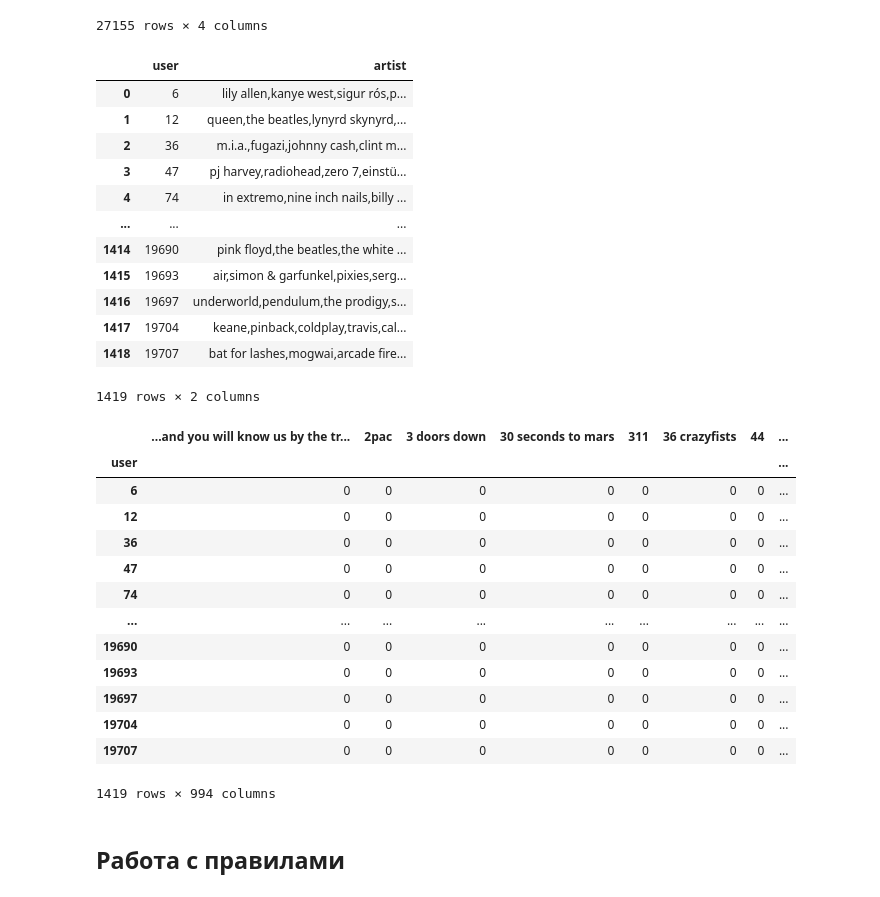
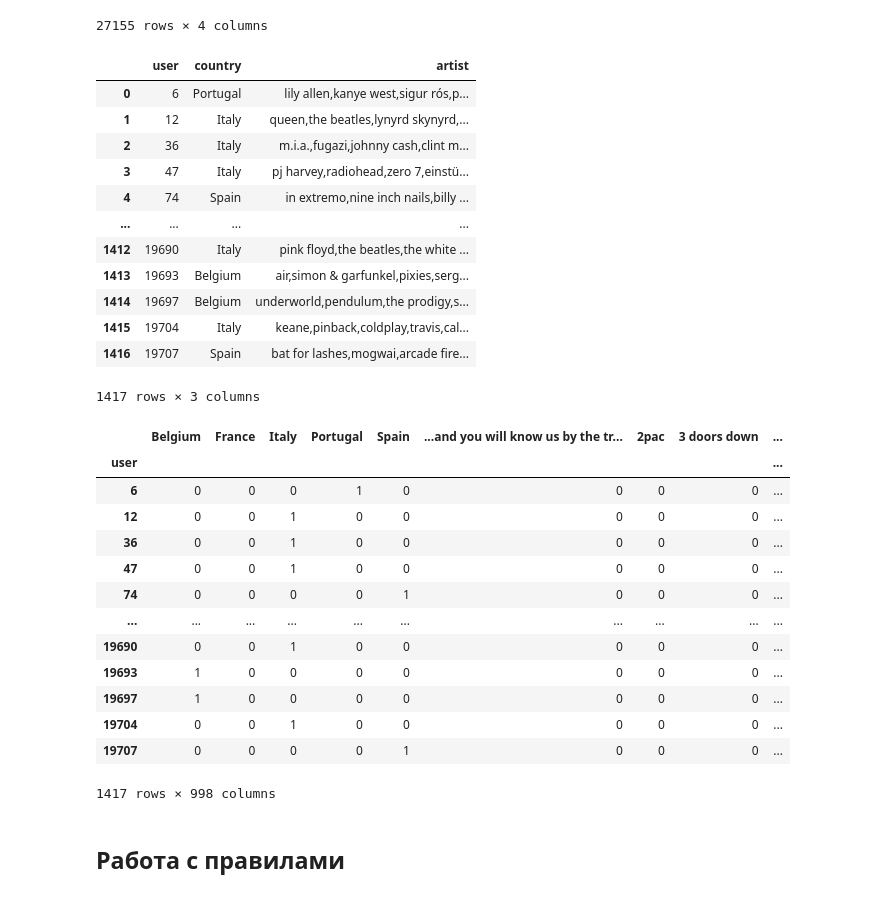
Before and after one commit to ostrenkota/IAD, a Jupyter notebook: lab2/Hometask 2 - LastFM mining.ipynb, the cells around one changed output. Drawn from its saved outputs; the diff is of its cells as text; code cells hidden in the pictures.

```diff
--- a/lab2/Hometask 2 - LastFM mining.ipynb
+++ b/lab2/Hometask 2 - LastFM mining.ipynb
@@ -86,41 +86,43 @@ data
 | 289762 | 19707 | arctic monkeys | m | Spain |
 27155 rows × 4 columns
 # %%
-data_by_invoice = data.groupby(['user'])['artist'].apply(lambda x: ','.join(x)).reset_index()
+data_by_invoice = data.groupby(['user', 'country'])['artist'].apply(lambda x: ','.join(x)).reset_index()
 data_by_invoice
 # %% [output]
-|  | user | artist |
-| 0 | 6 | lily allen,kanye west,sigur rós,p... |
-| 1 | 12 | queen,the beatles,lynyrd skynyrd,... |
-| 2 | 36 | m.i.a.,fugazi,johnny cash,clint m... |
-| 3 | 47 | pj harvey,radiohead,zero 7,einstü... |
-| 4 | 74 | in extremo,nine inch nails,billy ... |
-| ... | ... | ... |
-| 1414 | 19690 | pink floyd,the beatles,the white ... |
-| 1415 | 19693 | air,simon & garfunkel,pixies,serg... |
-| 1416 | 19697 | underworld,pendulum,the prodigy,s... |
-| 1417 | 19704 | keane,pinback,coldplay,travis,cal... |
-| 1418 | 19707 | bat for lashes,mogwai,arcade fire... |
+|  | user | country | artist |
+| 0 | 6 | Portugal | lily allen,kanye west,sigur rós,p... |
+| 1 | 12 | Italy | queen,the beatles,lynyrd skynyrd,... |
+| 2 | 36 | Italy | m.i.a.,fugazi,johnny cash,clint m... |
+| 3 | 47 | Italy | pj harvey,radiohead,zero 7,einstü... |
+| 4 | 74 | Spain | in extremo,nine inch nails,billy ... |
+| ... | ... | ... | ... |
+| 1412 | 19690 | Italy | pink floyd,the beatles,the white ... |
+| 1413 | 19693 | Belgium | air,simon & garfunkel,pixies,serg... |
+| 1414 | 19697 | Belgium | underworld,pendulum,the prodigy,s... |
+| 1415 | 19704 | Italy | keane,pinback,coldplay,travis,cal... |
+| 1416 | 19707 | Spain | bat for lashes,mogwai,arcade fire... |
-1419 rows × 2 columns
+1417 rows × 3 columns
 # %%
-dummy_data = data_by_invoice['artist'].str.get_dummies(',')
-data = pd.concat([data_by_invoice, dummy_data], axis=1).drop(columns=['artist']).set_index(['user'])
+data = pd.concat([data_by_invoice.drop(['country','artist'], axis=1),
+                             pd.get_dummies(data_by_invoice['country']),
+                             data_by_invoice['artist'].str.get_dummies(',')
+                            ], axis = 1).set_index(['user'])
 data
 # %% [output]
-|  | ...and you will know us by the tr... | 2pac | 3 doors down | 30 seconds to mars | 311 | 36 crazyfists | 44 | ... |
-| user |  |  |  |  |  |  |  | ... |
-| 6 | 0 | 0 | 0 | 0 | 0 | 0 | 0 | ... |
-| 12 | 0 | 0 | 0 | 0 | 0 | 0 | 0 | ... |
-| 36 | 0 | 0 | 0 | 0 | 0 | 0 | 0 | ... |
-| 47 | 0 | 0 | 0 | 0 | 0 | 0 | 0 | ... |
-| 74 | 0 | 0 | 0 | 0 | 0 | 0 | 0 | ... |
-| ... | ... | ... | ... | ... | ... | ... | ... | ... |
-| 19690 | 0 | 0 | 0 | 0 | 0 | 0 | 0 | ... |
-| 19693 | 0 | 0 | 0 | 0 | 0 | 0 | 0 | ... |
-| 19697 | 0 | 0 | 0 | 0 | 0 | 0 | 0 | ... |
-| 19704 | 0 | 0 | 0 | 0 | 0 | 0 | 0 | ... |
-| 19707 | 0 | 0 | 0 | 0 | 0 | 0 | 0 | ... |
+|  | Belgium | France | Italy | Portugal | Spain | ...and you will know us by the tr... | 2pac | 3 doors down | ... |
+| user |  |  |  |  |  |  |  |  | ... |
+| 6 | 0 | 0 | 0 | 1 | 0 | 0 | 0 | 0 | ... |
+| 12 | 0 | 0 | 1 | 0 | 0 | 0 | 0 | 0 | ... |
+| 36 | 0 | 0 | 1 | 0 | 0 | 0 | 0 | 0 | ... |
+| 47 | 0 | 0 | 1 | 0 | 0 | 0 | 0 | 0 | ... |
+| 74 | 0 | 0 | 0 | 0 | 1 | 0 | 0 | 0 | ... |
+| ... | ... | ... | ... | ... | ... | ... | ... | ... | ... |
+| 19690 | 0 | 0 | 1 | 0 | 0 | 0 | 0 | 0 | ... |
+| 19693 | 1 | 0 | 0 | 0 | 0 | 0 | 0 | 0 | ... |
+| 19697 | 1 | 0 | 0 | 0 | 0 | 0 | 0 | 0 | ... |
+| 19704 | 0 | 0 | 1 | 0 | 0 | 0 | 0 | 0 | ... |
+| 19707 | 0 | 0 | 0 | 0 | 1 | 0 | 0 | 0 | ... |
-1419 rows × 994 columns
+1417 rows × 998 columns
 # %% [markdown]
 ## Работа с правилами
 # %%
```
Also changed, not shown: parts of 6 cells of this notebook.
